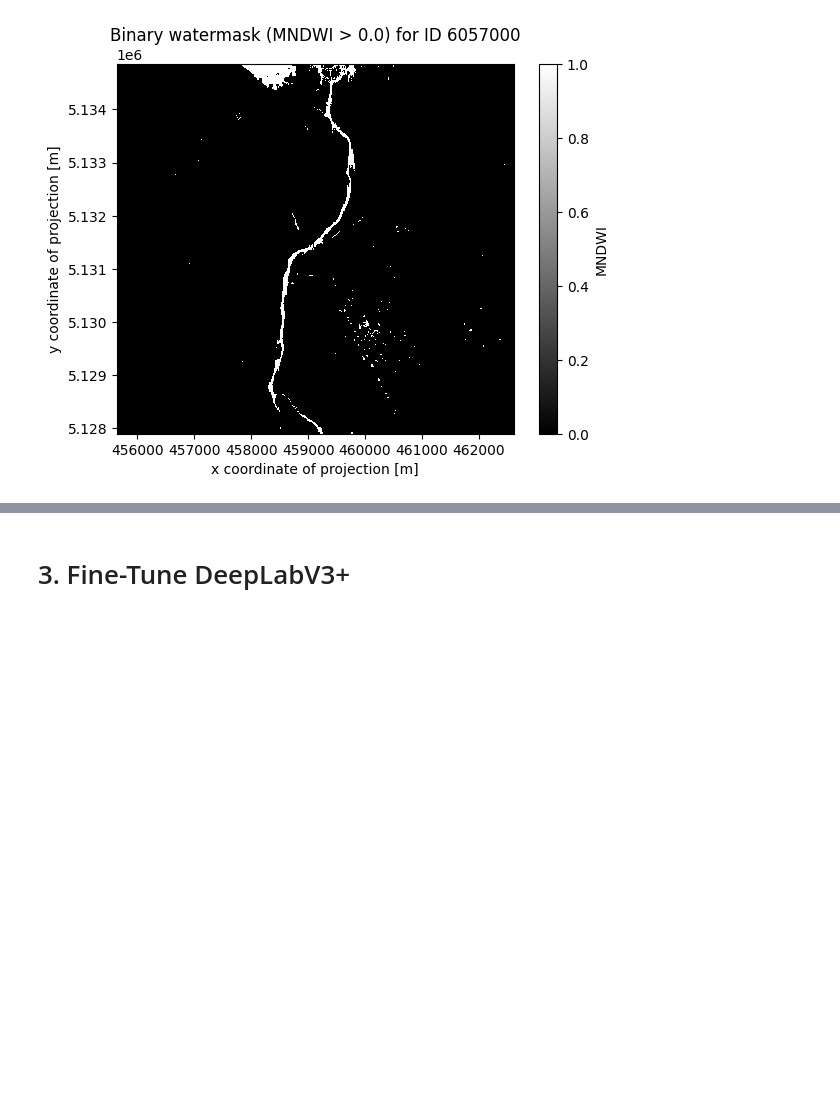
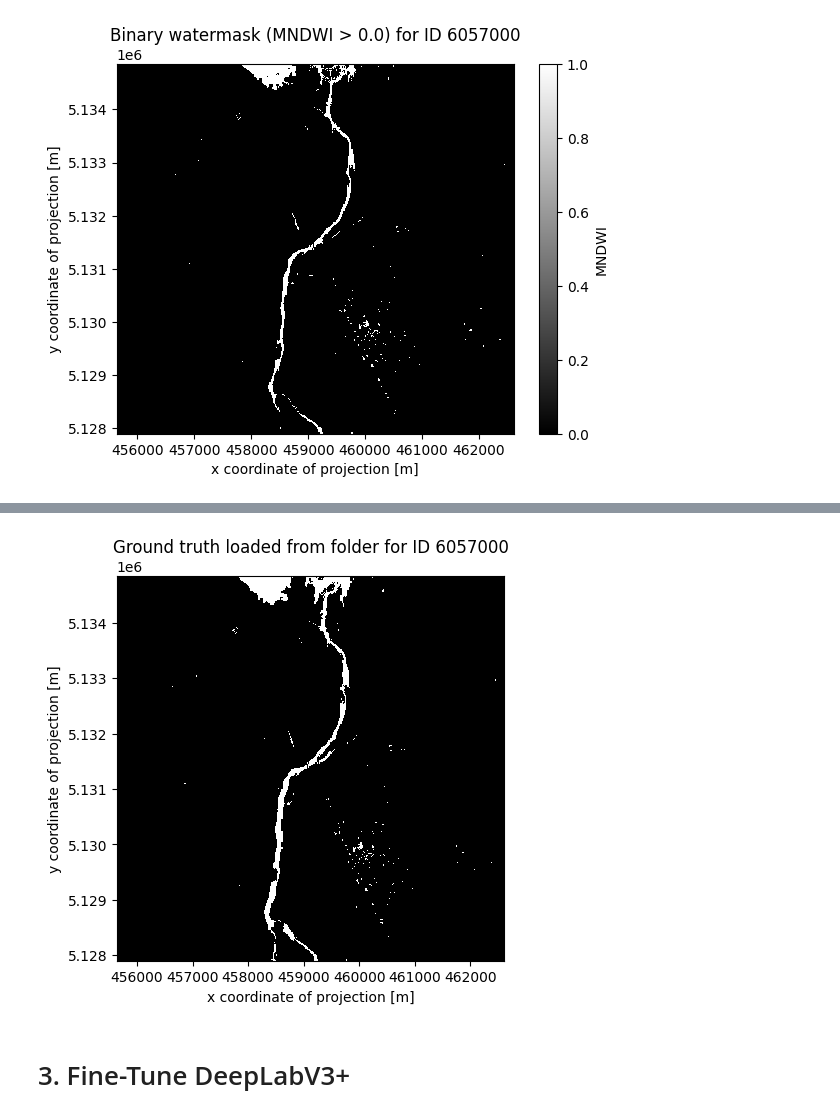
Before and after one commit to mullrich192/MasterThesis_FeatureExtraction_RemoteSensing, a Jupyter notebook: Extract_RiverGeometry.ipynb, the cells around one changed output, grey strips where cells are left out. Cells and saved outputs as stored; diff of their text form; code cells hidden in the pictures; blank space fills up the shorter version.

```diff
--- a/Extract_RiverGeometry.ipynb
+++ b/Extract_RiverGeometry.ipynb
@@ -319,3 +406,14 @@ plt.show()
+# %%
+#get a sample of the mask_dataset
+water_mask, water_mask_id, id_list_masks = mask_dataset[1]
+water_mask = water_mask.to_array(dim="bands")
+# plot the combined mask
+fig, ax = plt.subplots(figsize=(5, 5))
+water_mask.plot(ax=ax, cmap='gray', add_colorbar=False)
+ax.set_title(f"Ground truth loaded from folder for ID {id}")
+plt.show()
+# %% [output]
+[figure, added]
 # %% [markdown]
 # 3. Fine-Tune DeepLabV3+
 # %%
```
Also changed, not shown: parts of 13 cells of this notebook.
